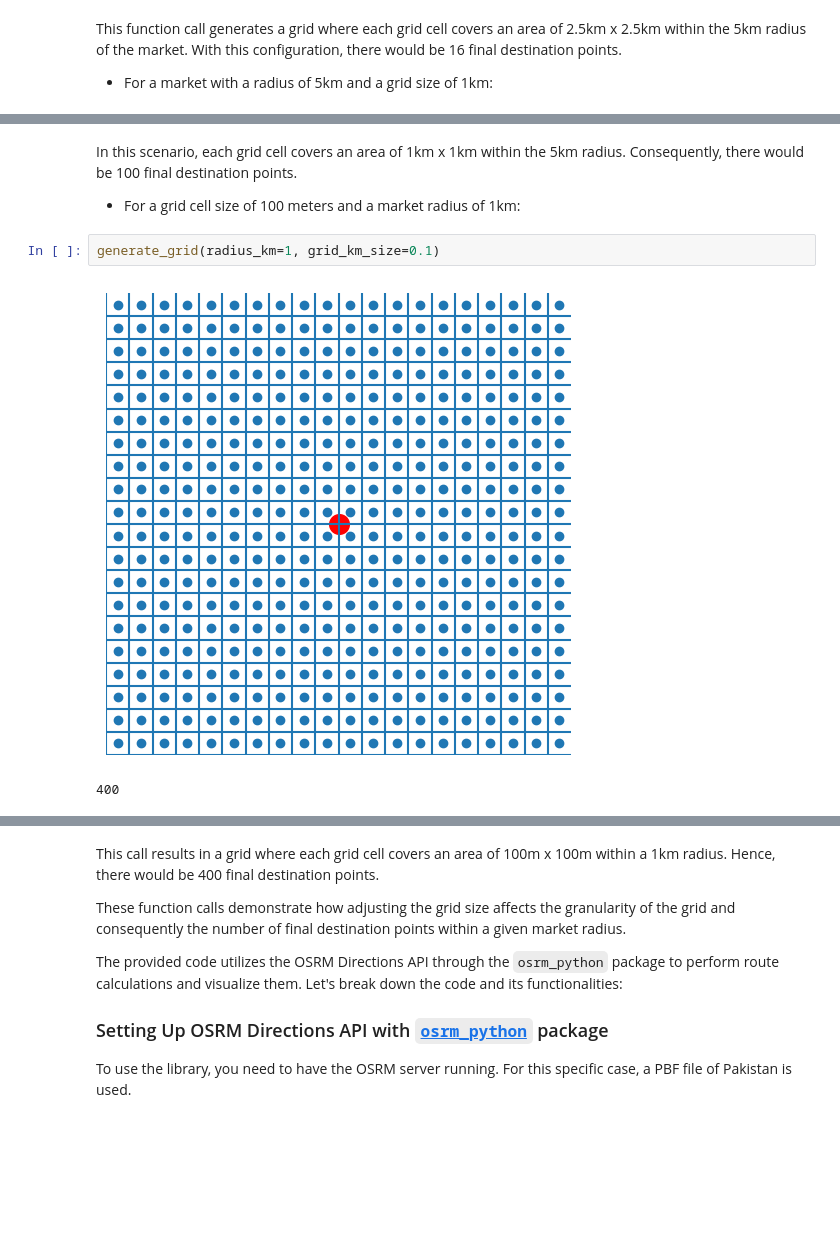
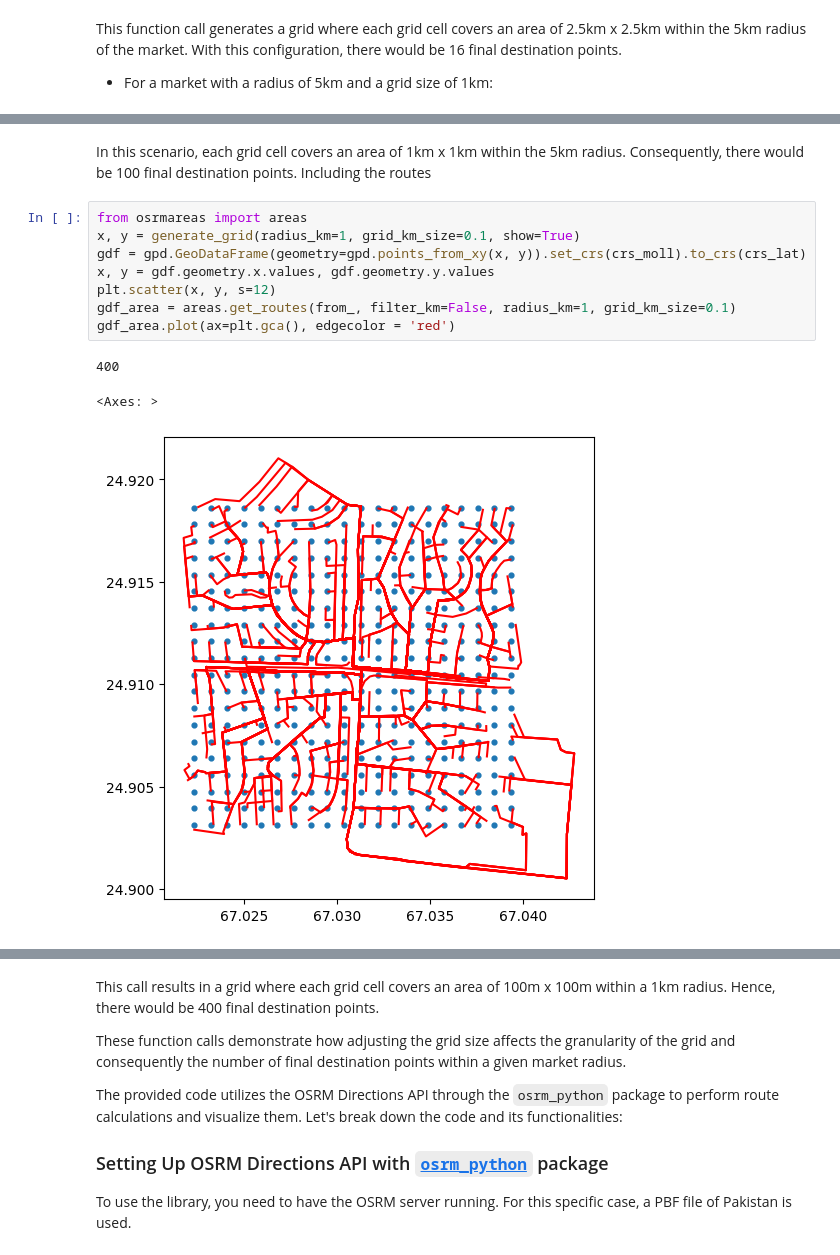
Before and after one commit to TJhon/python-raster-crop, a Jupyter notebook: tutorials/reference.ipynb, the cells around one changed output, grey strips where cells are left out. Saved outputs shown, nothing was run; the diff lists cells and outputs as text; blank space fills up the shorter version.

```diff
--- a/tutorials/reference.ipynb
+++ b/tutorials/reference.ipynb
@@ -108,9 +140,15 @@ generate_grid(radius_km=5, grid_km_size=1)
 # %% [markdown]
 In this scenario, each grid cell covers an area of 1km x 1km within the 5km radius. Consequently, there would be 100 final destination points.
-
-- For a grid cell size of 100 meters and a market radius of 1km:
+Including the routes
-# %%
-generate_grid(radius_km=1, grid_km_size=0.1)
-# %% [output]
-[figure, removed]
-400
+# %%
+from osrmareas import areas
+x, y = generate_grid(radius_km=1, grid_km_size=0.1, show=True)
+gdf = gpd.GeoDataFrame(geometry=gpd.points_from_xy(x, y)).set_crs(crs_moll).to_crs(crs_lat)
+x, y = gdf.geometry.x.values, gdf.geometry.y.values
+plt.scatter(x, y, s=12)
+gdf_area = areas.get_routes(from_, filter_km=False, radius_km=1, grid_km_size=0.1)
+gdf_area.plot(ax=plt.gca(), edgecolor = 'red')
+# %% [output]
+400
+<Axes: >
+[figure, added]
```
Also changed, not shown: parts of 15 cells of this notebook.
